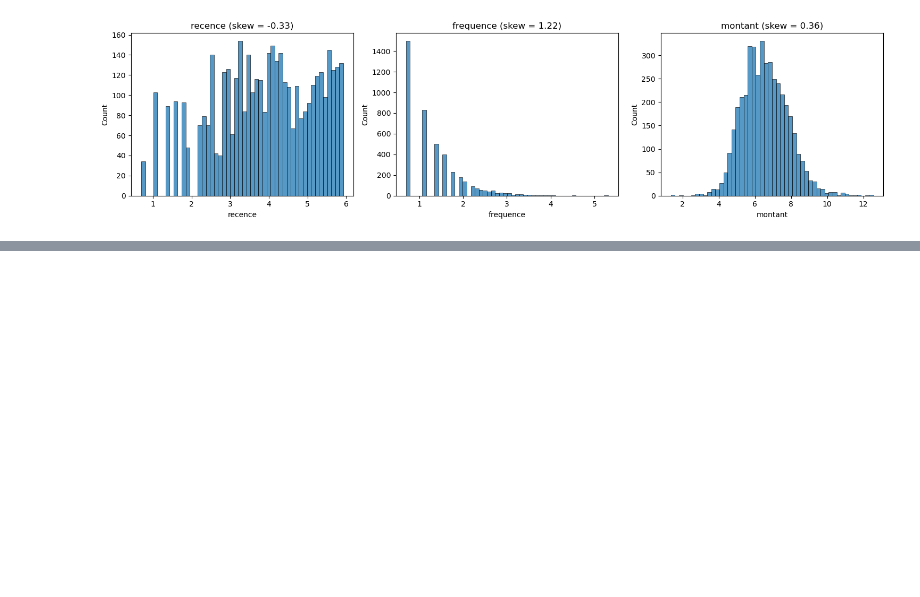
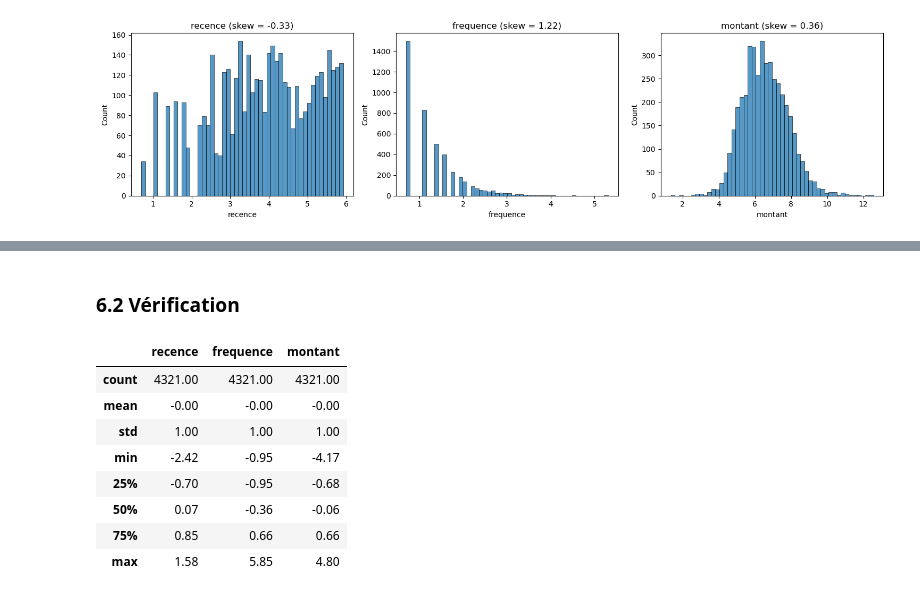
Before and after one commit to Zohair69/globalshop-rfm, a Jupyter notebook: notebooks/online_retail_clustering_rfm.ipynb, the cells around one changed output, grey strips where cells are left out. Drawn from its saved outputs; the diff is of its cells as text; code cells hidden in the pictures; blank space fills up the shorter version.

Commit message:
Standardisation des variables RFM

```diff
--- a/notebooks/online_retail_clustering_rfm.ipynb
+++ b/notebooks/online_retail_clustering_rfm.ipynb
@@ -962,0 +981,11 @@ Les extrêmes ne sont plus à des kilomètres du reste. On peut passer à la sta
+# %%
+# On standardise les trois variables (moyenne 0, écart-type 1) pour qu'elles pèsent pareil dans les distances
+from sklearn.preprocessing import StandardScaler
+
+scaler = StandardScaler()
+rfm_scaled = pd.DataFrame(
+    scaler.fit_transform(rfm_log),
+    index=rfm_log.index,
+    columns=rfm_log.columns
+)
+rfm_scaled.head()
@@ -962,0 +1004,15 @@ Les extrêmes ne sont plus à des kilomètres du reste. On peut passer à la sta
+# %% [markdown]
+### 6.2 Vérification
+# %%
+# On vérifie que chaque variable a bien une moyenne de 0 et un écart-type de 1
+rfm_scaled.describe().round(2)
+# %% [output]
+|  | recence | frequence | montant |
+| count | 4321.00 | 4321.00 | 4321.00 |
+| mean | -0.00 | -0.00 | -0.00 |
+| std | 1.00 | 1.00 | 1.00 |
+| min | -2.42 | -0.95 | -4.17 |
+| 25% | -0.70 | -0.95 | -0.68 |
+| 50% | 0.07 | -0.36 | -0.06 |
+| 75% | 0.85 | 0.66 | 0.66 |
+| max | 1.58 | 5.85 | 4.80 |
```
Also changed, not shown: parts of 30 cells of this notebook.
